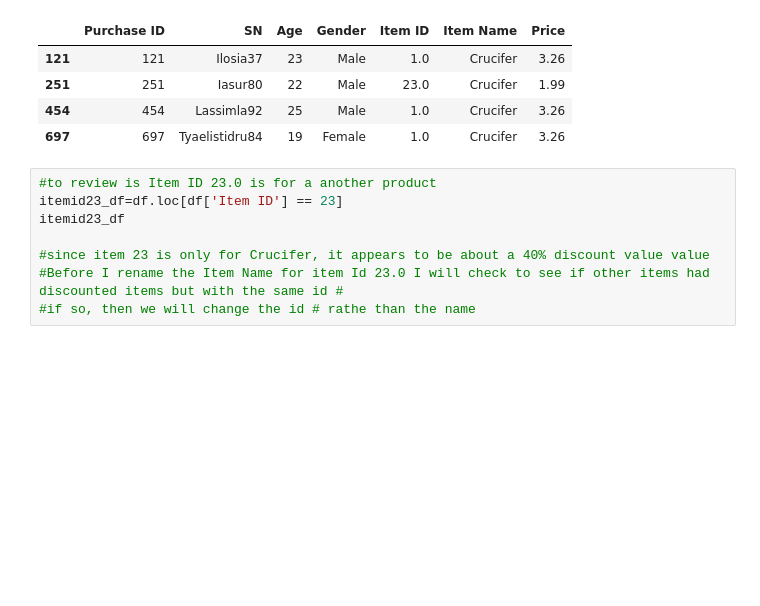
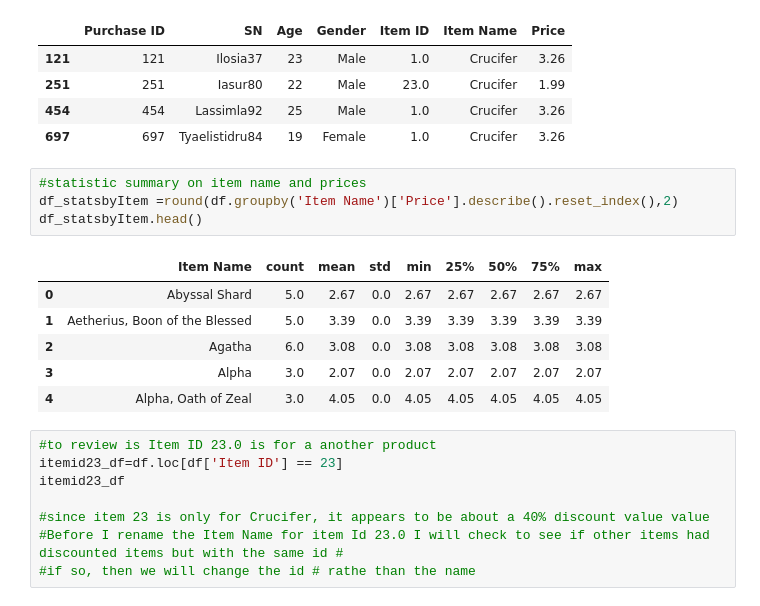
Before and after one commit to JosefinaAureaAmaro/01_Python_Pandas, a Jupyter notebook: Heroes_of_Pymoli.ipynb, the cells around one changed output. Drawn from its saved outputs; the diff is of its cells as text; blank space fills up the shorter version.

```diff
--- a/Heroes_of_Pymoli.ipynb
+++ b/Heroes_of_Pymoli.ipynb
@@ -92,6 +92,17 @@ cruciferIDs_df
 | 251 | 251 | Iasur80 | 22 | Male | 23.0 | Crucifer | 1.99 |
 | 454 | 454 | Lassimla92 | 25 | Male | 1.0 | Crucifer | 3.26 |
 | 697 | 697 | Tyaelistidru84 | 19 | Female | 1.0 | Crucifer | 3.26 |
+# %%
+#statistic summary on item name and prices
+df_statsbyItem =round(df.groupby('Item Name')['Price'].describe().reset_index(),2)
+df_statsbyItem.head()
+# %% [output]
+|  | Item Name | count | mean | std | min | 25% | 50% | 75% | max |
+| 0 | Abyssal Shard | 5.0 | 2.67 | 0.0 | 2.67 | 2.67 | 2.67 | 2.67 | 2.67 |
+| 1 | Aetherius, Boon of the Blessed | 5.0 | 3.39 | 0.0 | 3.39 | 3.39 | 3.39 | 3.39 | 3.39 |
+| 2 | Agatha | 6.0 | 3.08 | 0.0 | 3.08 | 3.08 | 3.08 | 3.08 | 3.08 |
+| 3 | Alpha | 3.0 | 2.07 | 0.0 | 2.07 | 2.07 | 2.07 | 2.07 | 2.07 |
+| 4 | Alpha, Oath of Zeal | 3.0 | 4.05 | 0.0 | 4.05 | 4.05 | 4.05 | 4.05 | 4.05 |
 # %%
 #to review is Item ID 23.0 is for a another product
 itemid23_df=df.loc[df['Item ID'] == 23]
```
Also changed, not shown: parts of 5 cells of this notebook.
